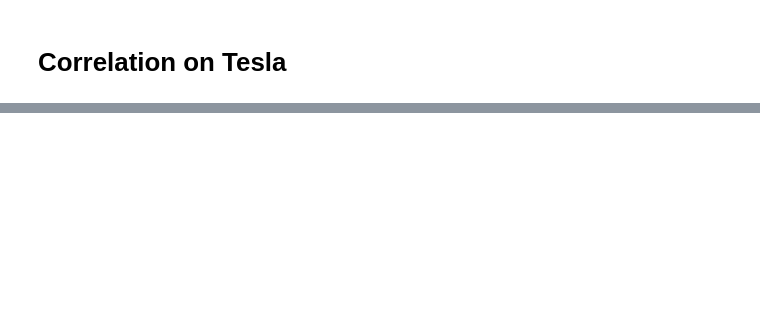
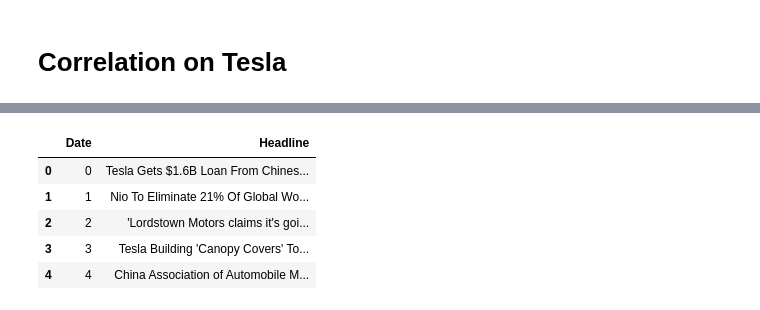
Before and after one commit to SosiSis/Nova-Financial-Solution, a Jupyter notebook: notebooks/correlational_analysis.ipynb, the cells around one changed output, grey strips where cells are left out. Saved outputs shown, nothing was run; the diff lists cells and outputs as text; code cells hidden in the pictures; blank space fills up the shorter version.

```diff
--- a/notebooks/correlational_analysis.ipynb
+++ b/notebooks/correlational_analysis.ipynb
@@ -215,3 +275,5 @@ tesla_group = grouped.get_group('TSLA')
+# %%
+tesla_group = grouped.get_group('TSLA')
 # %%
 all_data_path = '../data/yfinance_data/AMZN_historical_data.csv'
 df6 = data_loader.read_csv_file(all_data_path)
@@ -225,9 +289,16 @@ dates = df6.index
 text_data = pd.DataFrame(dates, columns=['Date'])
 # %%
 # Assign a random headline to each date
-text_data['Headline'] = np.random.choice(tsla_group['headline'], size=len(text_data))
+text_data['Headline'] = np.random.choice(tesla_group['headline'], size=len(text_data))
 # Display the first few rows of the updated DataFrame
 text_data.head()
+# %% [output]
+|  | Date | Headline |
+| 0 | 0 | Tesla Gets $1.6B Loan From Chines... |
+| 1 | 1 | Nio To Eliminate 21% Of Global Wo... |
+| 2 | 2 | 'Lordstown Motors claims it's goi... |
+| 3 | 3 | Tesla Building 'Canopy Covers' To... |
+| 4 | 4 | China Association of Automobile M... |
 # %%
 # Applying the sentiment analysis function to your headlines
 text_data['Sentiment'] = text_data['Headline'].apply(calculate_sentiment)
```
Also changed, not shown: parts of 33 cells of this notebook.
